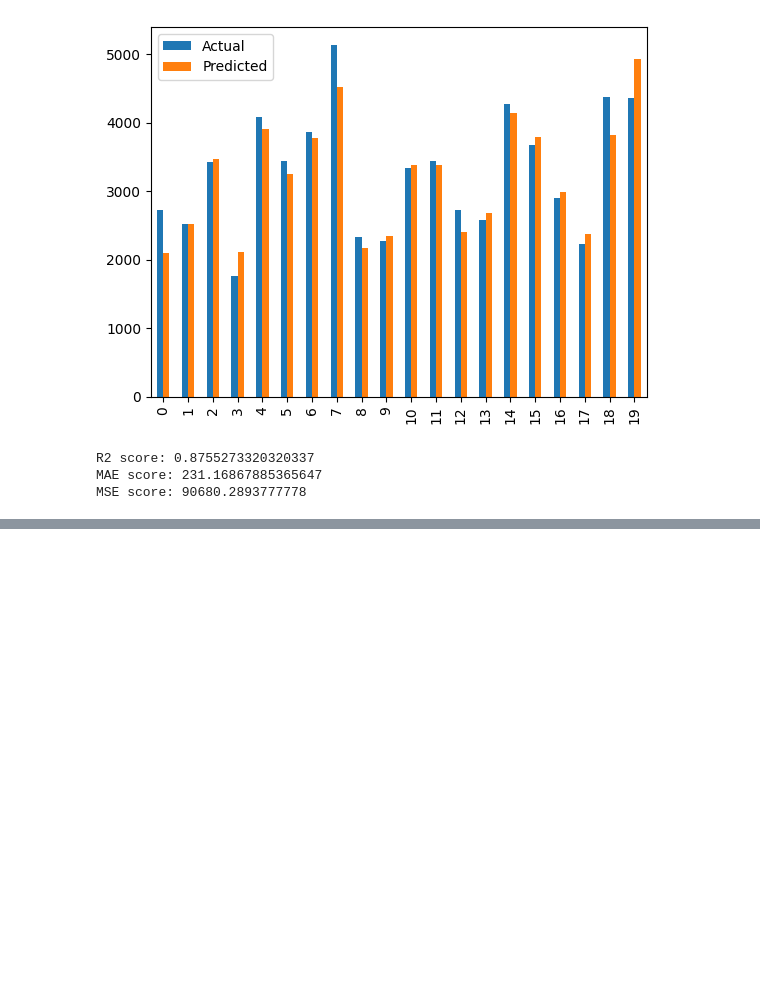
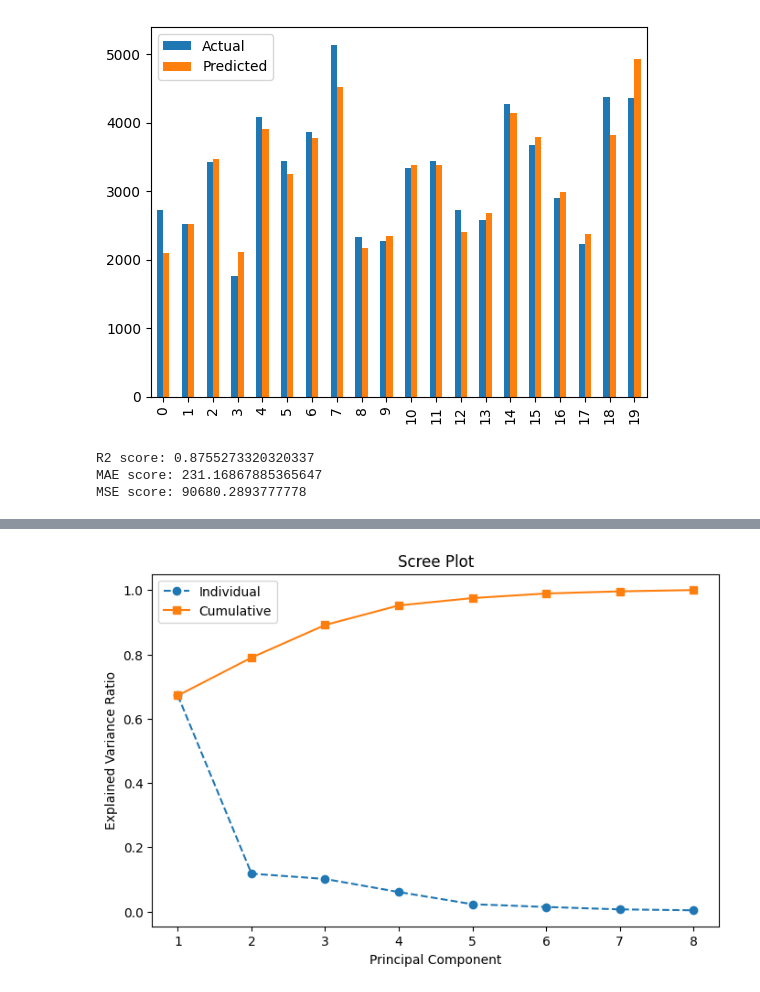
Before and after one commit to GHAUTHAM2509/data_analytics_da, a Jupyter notebook: 23BCE0487.ipynb, the cells around one changed output, grey strips where cells are left out. Drawn from its saved outputs; the diff is of its cells as text; code cells hidden in the pictures; blank space fills up the shorter version.

```diff
--- a/23BCE0487.ipynb
+++ b/23BCE0487.ipynb
@@ -610,0 +660,11 @@ MSE score: 90680.2893777778
+# %%
+numeric_cols = df.select_dtypes(include=[np.number])
+# %%
+scaler = StandardScaler()
+scaled_data = scaler.fit_transform(numeric_cols)
+# %%
+pca = PCA()
+pca_result = pca.fit_transform(scaled_data)
+# %%
+explained_variance = pca.explained_variance_ratio_
+cumulative_variance = np.cumsum(explained_variance)
@@ -610,0 +682,11 @@ MSE score: 90680.2893777778
+# %%
+plt.figure(figsize=(8, 5))
+plt.plot(range(1, len(explained_variance) + 1), explained_variance, marker='o', linestyle='--', label='Individual')
+plt.plot(range(1, len(explained_variance) + 1), cumulative_variance, marker='s', linestyle='-', label='Cumulative')
+plt.xlabel("Principal Component")
+plt.ylabel("Explained Variance Ratio")
+plt.title("Scree Plot")
+plt.legend()
+plt.show()
+# %% [output]
+[figure, added]
```
Also changed, not shown: parts of 13 cells of this notebook.
